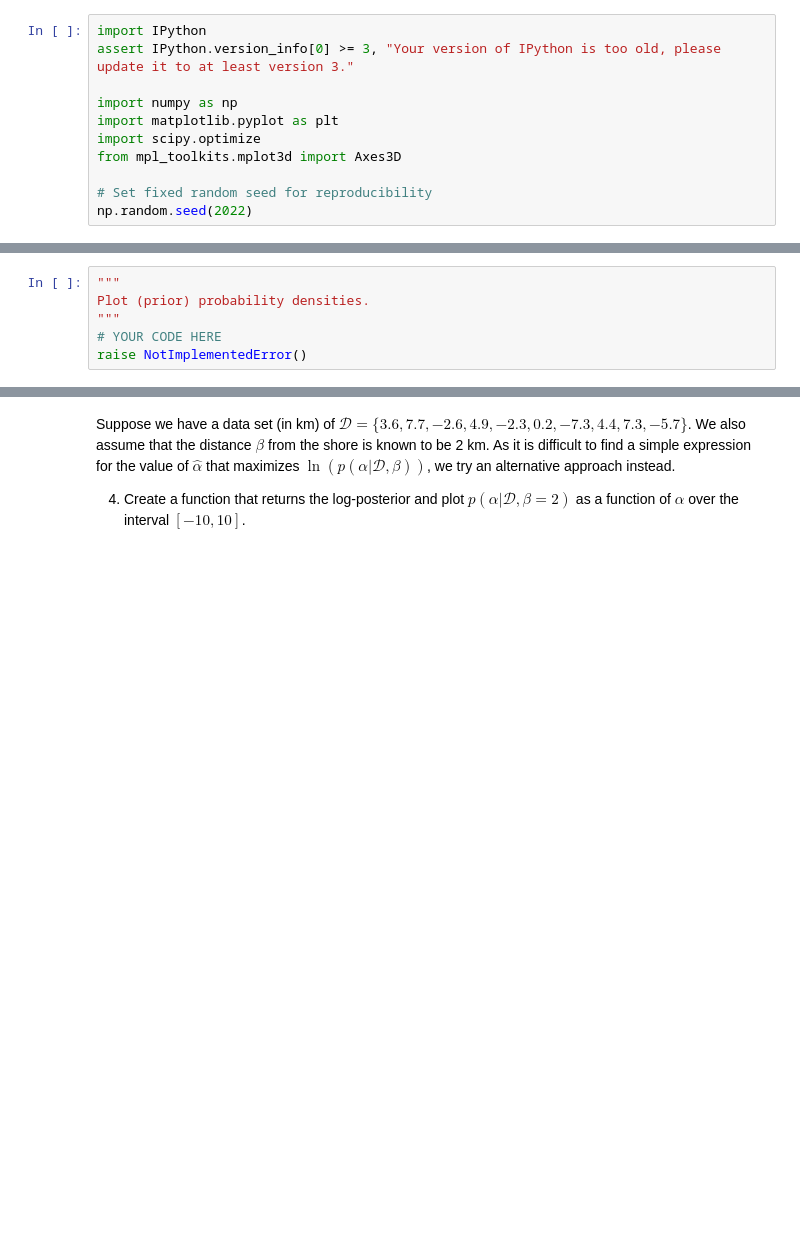
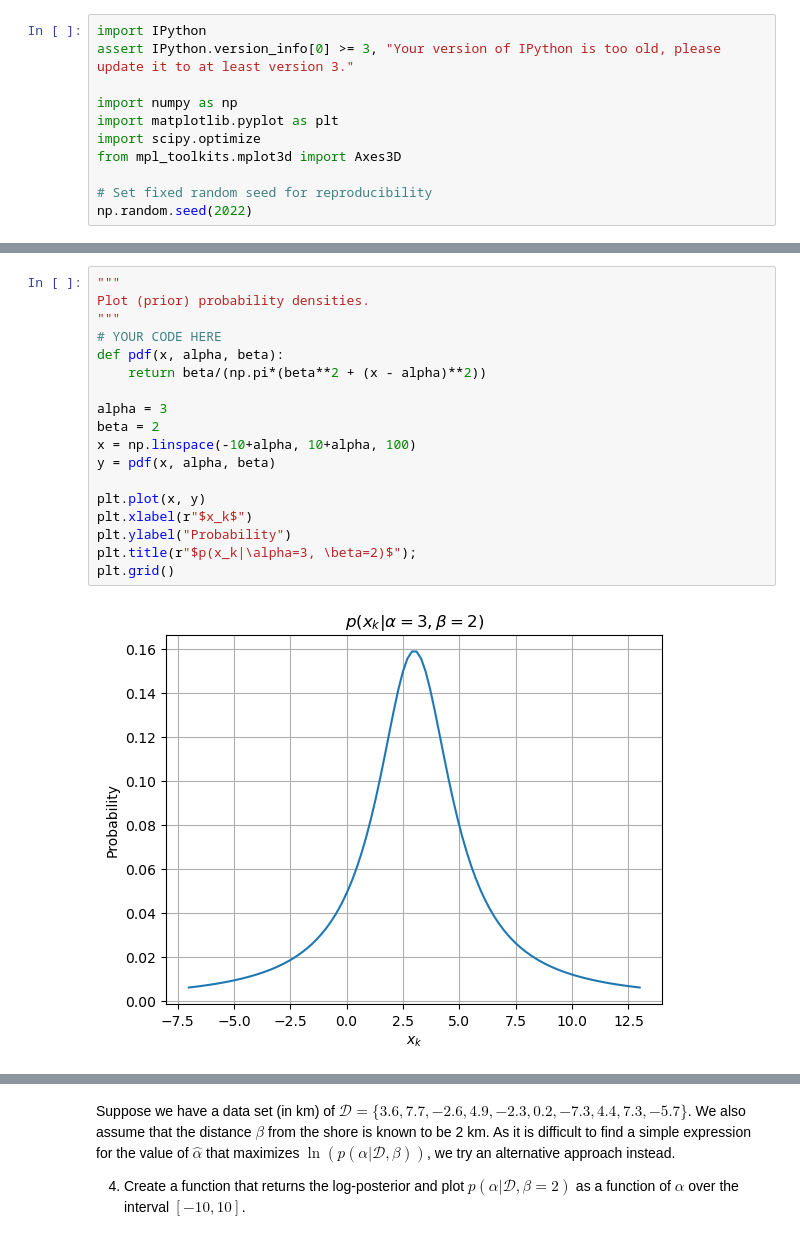
Before and after one commit to meraxion/SML24, a Jupyter notebook: SML24_as03/SML24_as03_1.ipynb, the cells around one changed output, grey strips where cells are left out. Saved outputs shown, nothing was run; the diff lists cells and outputs as text; blank space fills up the shorter version.

```diff
--- a/SML24_as03/SML24_as03_1.ipynb
+++ b/SML24_as03/SML24_as03_1.ipynb
@@ -81,12 +105,26 @@ p(x_k|\alpha,\beta) = \frac{\beta}{\pi \left[\beta^2 + (x_k - \alpha)^2 \right]}
 \end{equation}
 
 2. Plot the probability density  $p(x_k|\alpha,\beta)$ for $\beta = 2$ and $\alpha = 3$.
-# %%
-"""
-Plot (prior) probability densities.
-"""
-# YOUR CODE HERE
-raise NotImplementedError()
+# %%
+"""
+Plot (prior) probability densities.
+"""
+# YOUR CODE HERE
+def pdf(x, alpha, beta):
+    return beta/(np.pi*(beta**2 + (x - alpha)**2))
+
+alpha = 3
+beta = 2
+x = np.linspace(-10+alpha, 10+alpha, 100)
+y = pdf(x, alpha, beta)
+
+plt.plot(x, y)
+plt.xlabel(r"$x_k$")
+plt.ylabel("Probability")
+plt.title(r"$p(x_k|\alpha=3, \beta=2)$");
+plt.grid()
+# %% [output]
+[figure, added]
 # %% [markdown]
 Inferring the position of the lighthouse corresponds to estimating $\alpha$ and $\beta$ from the data $\mathcal{D}$. This is still quite difficult, but if we assume that $\beta$ is known, then from Bayes' theorem we know that $p(\alpha | \mathcal{D},\beta) \propto p(\mathcal{D}|\alpha,\beta) \,p(\alpha | \beta)$. We have no a priori knowledge about the position $\alpha$ along the coast other than that it should not depend on the distance out at sea, so we take $p(\alpha | \beta) = p(\alpha) = constant$ over some large enough interval.
 
```
Also changed, not shown: parts of 14 cells of this notebook, 4 other files.
